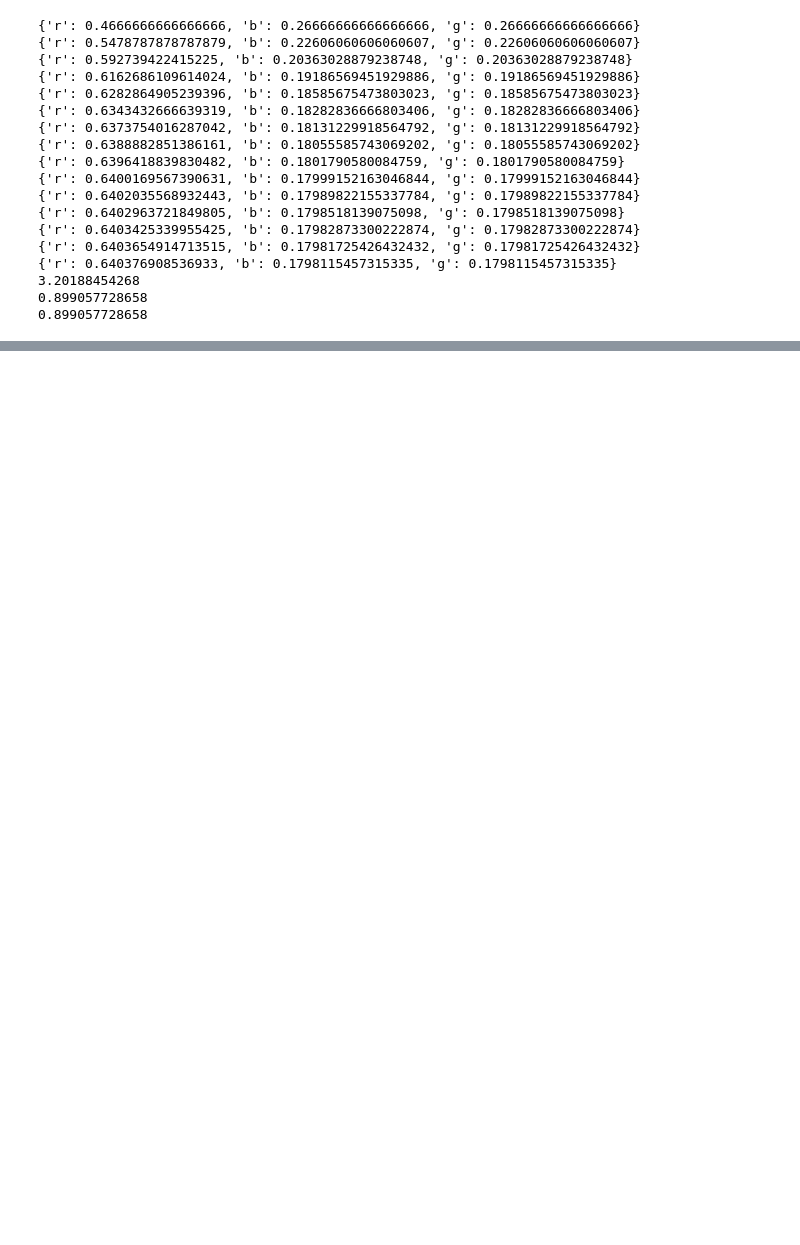
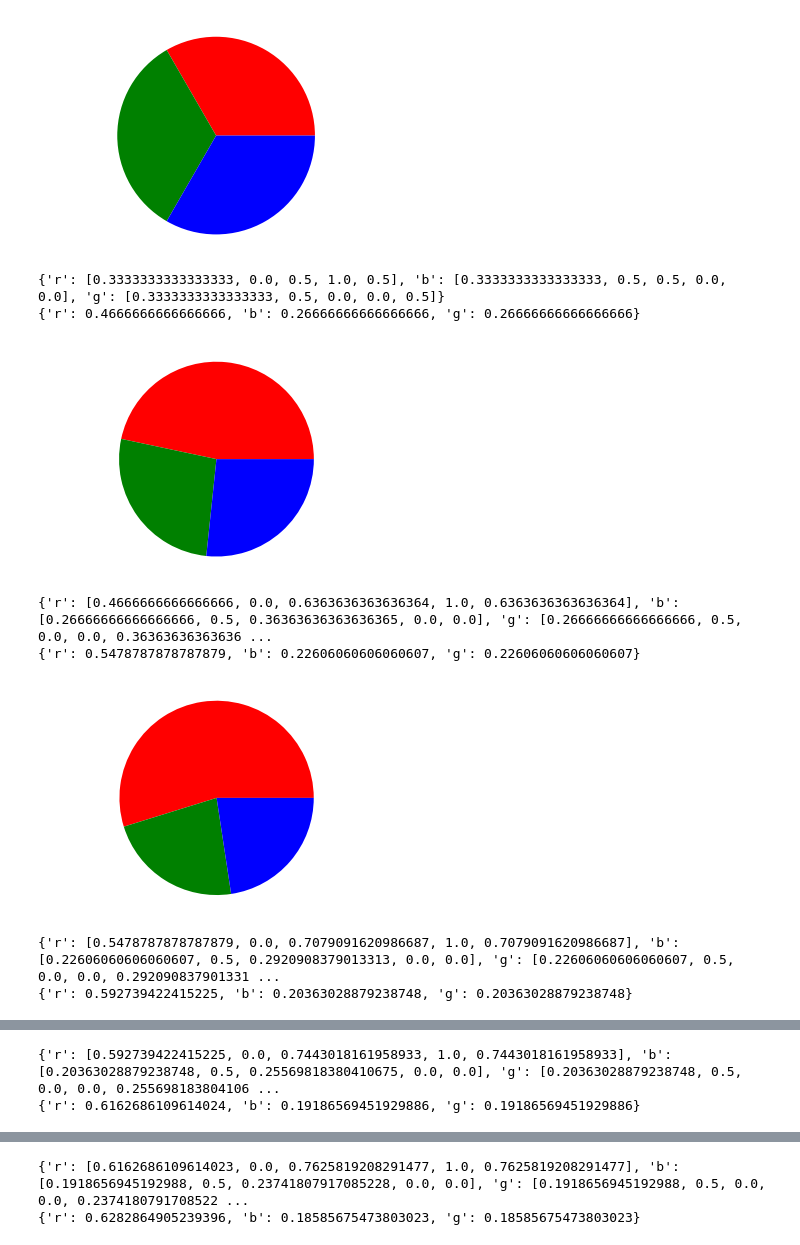
Before and after one commit to mtekman/EM-transcriptAbundances, a Jupyter notebook: EMTranscriptAbundance.ipynb, the cells around one changed output, grey strips where cells are left out. Saved outputs shown, nothing was run; the diff lists cells and outputs as text; code cells hidden in the pictures; blank space fills up the shorter version.

```diff
--- a/EMTranscriptAbundance.ipynb
+++ b/EMTranscriptAbundance.ipynb
@@ -20,31 +17,31 @@ def m_step(ez):
 # %%
 from __future__ import division
 from math import sqrt
+from matplotlib import pyplot as plt
+
 y = {'r':[1,0,1,1,1],'g':[1,1,0,0,1],'b':[1,1,1,0,0]}
 cth = {'r':1/3,'g':1/3,'b':1/3}
 for round in range (15):
+    cth_nr = [cth['r'],cth['g'],cth['b']]
+    colors = ['red','green','blue']
+    plt.pie(cth_nr,colors=colors)
+    plt.axis('equal')
+    plt.show()
     expz = e_step(cth,y)
+    print expz
     cth = m_step(expz)
+
     print cth
 
 for i in ['r','g','b']:
     print cth [i]*5
 # %% [output]
+[figure, added]
+{'r': [0.3333333333333333, 0.0, 0.5, 1.0, 0.5], 'b': [0.3333333333333333, 0.5, 0.5, 0.0, 0.0], 'g': [0.3333333333333333, 0.5, 0.0, 0.0, 0.5]}
 {'r': 0.4666666666666666, 'b': 0.26666666666666666, 'g': 0.26666666666666666}
-{'r': 0.5478787878787879, 'b': 0.22606060606060607, 'g': 0.22606060606060607}
-{'r': 0.592739422415225, 'b': 0.20363028879238748, 'g': 0.20363028879238748}
-{'r': 0.6162686109614024, 'b': 0.19186569451929886, 'g': 0.19186569451929886}
-{'r': 0.6282864905239396, 'b': 0.18585675473803023, 'g': 0.18585675473803023}
-{'r': 0.6343432666639319, 'b': 0.18282836666803406, 'g': 0.18282836666803406}
-{'r': 0.6373754016287042, 'b': 0.18131229918564792, 'g': 0.18131229918564792}
-{'r': 0.6388882851386161, 'b': 0.18055585743069202, 'g': 0.18055585743069202}
-{'r': 0.6396418839830482, 'b': 0.1801790580084759, 'g': 0.1801790580084759}
-{'r': 0.6400169567390631, 'b': 0.17999152163046844, 'g': 0.17999152163046844}
-{'r': 0.6402035568932443, 'b': 0.17989822155337784, 'g': 0.17989822155337784}
-{'r': 0.6402963721849805, 'b': 0.1798518139075098, 'g': 0.1798518139075098}
-{'r': 0.6403425339955425, 'b': 0.17982873300222874, 'g': 0.17982873300222874}
-{'r': 0.6403654914713515, 'b': 0.17981725426432432, 'g': 0.17981725426432432}
-{'r': 0.640376908536933, 'b': 0.1798115457315335, 'g': 0.1798115457315335}
-3.20188454268
-0.899057728658
-0.899057728658
+[figure, added]
+{'r': [0.4666666666666666, 0.0, 0.6363636363636364, 1.0, 0.6363636363636364], 'b': [0.26666666666666666, 0.5, 0.36363636363636365, 0.0, 0.0], 'g': [0.26666666666666666, 0.5, 0.0, 0.0, 0.36363636363636 ...
+{'r': 0.5478787878787879, 'b': 0.22606060606060607, 'g': 0.22606060606060607}
+[figure, added]
+{'r': [0.5478787878787879, 0.0, 0.7079091620986687, 1.0, 0.7079091620986687], 'b': [0.22606060606060607, 0.5, 0.2920908379013313, 0.0, 0.0], 'g': [0.22606060606060607, 0.5, 0.0, 0.0, 0.292090837901331 ...
+{'r': 0.592739422415225, 'b': 0.20363028879238748, 'g': 0.20363028879238748}
@@ -50,0 +49,2 @@ for i in ['r','g','b']:
+{'r': [0.592739422415225, 0.0, 0.7443018161958933, 1.0, 0.7443018161958933], 'b': [0.20363028879238748, 0.5, 0.25569818380410675, 0.0, 0.0], 'g': [0.20363028879238748, 0.5, 0.0, 0.0, 0.255698183804106 ...
+{'r': 0.6162686109614024, 'b': 0.19186569451929886, 'g': 0.19186569451929886}
@@ -50,0 +52,2 @@ for i in ['r','g','b']:
+{'r': [0.6162686109614023, 0.0, 0.7625819208291477, 1.0, 0.7625819208291477], 'b': [0.1918656945192988, 0.5, 0.23741807917085228, 0.0, 0.0], 'g': [0.1918656945192988, 0.5, 0.0, 0.0, 0.2374180791708522 ...
+{'r': 0.6282864905239396, 'b': 0.18585675473803023, 'g': 0.18585675473803023}
```
Also changed, not shown: parts of 3 cells of this notebook, 2 other files.
